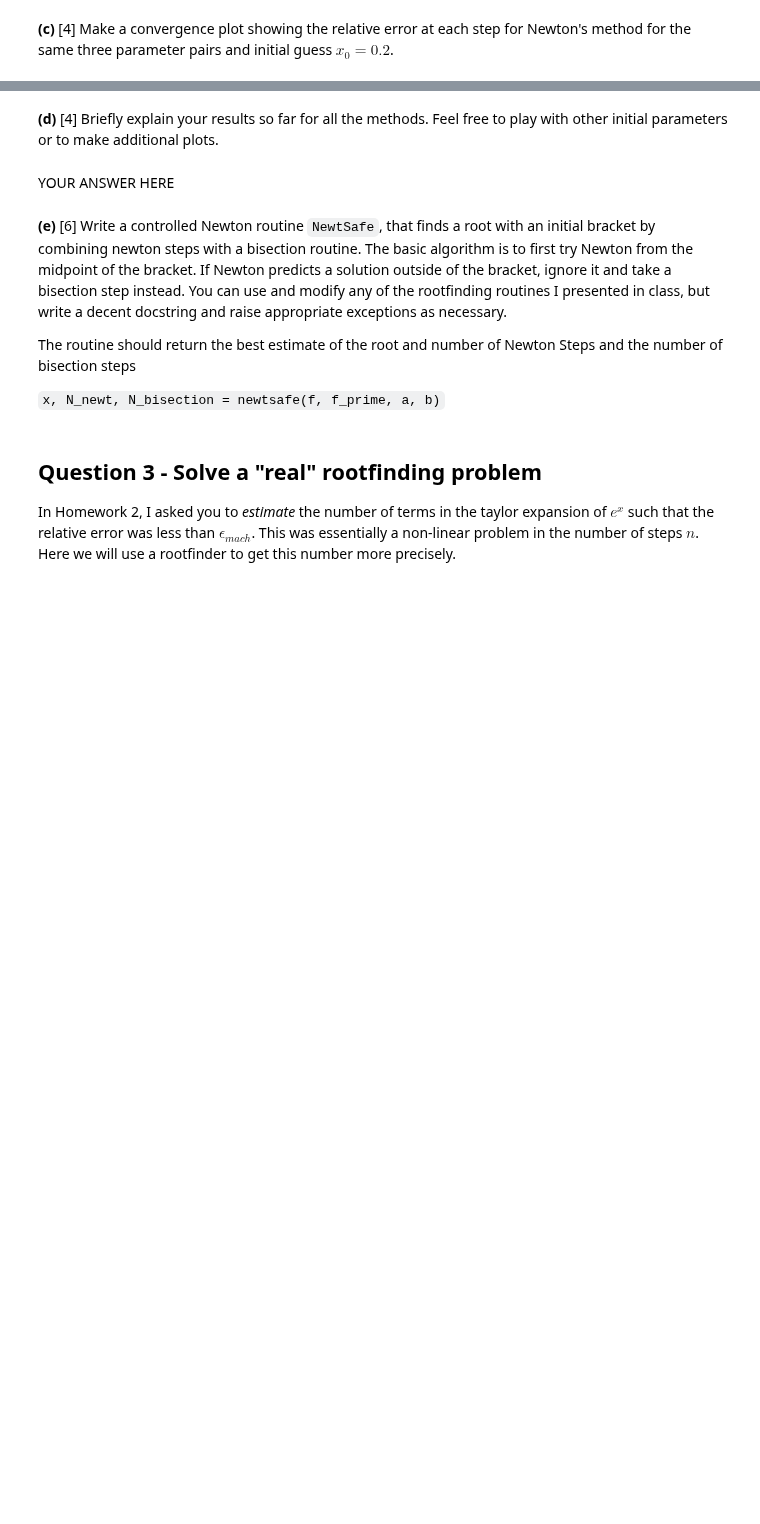
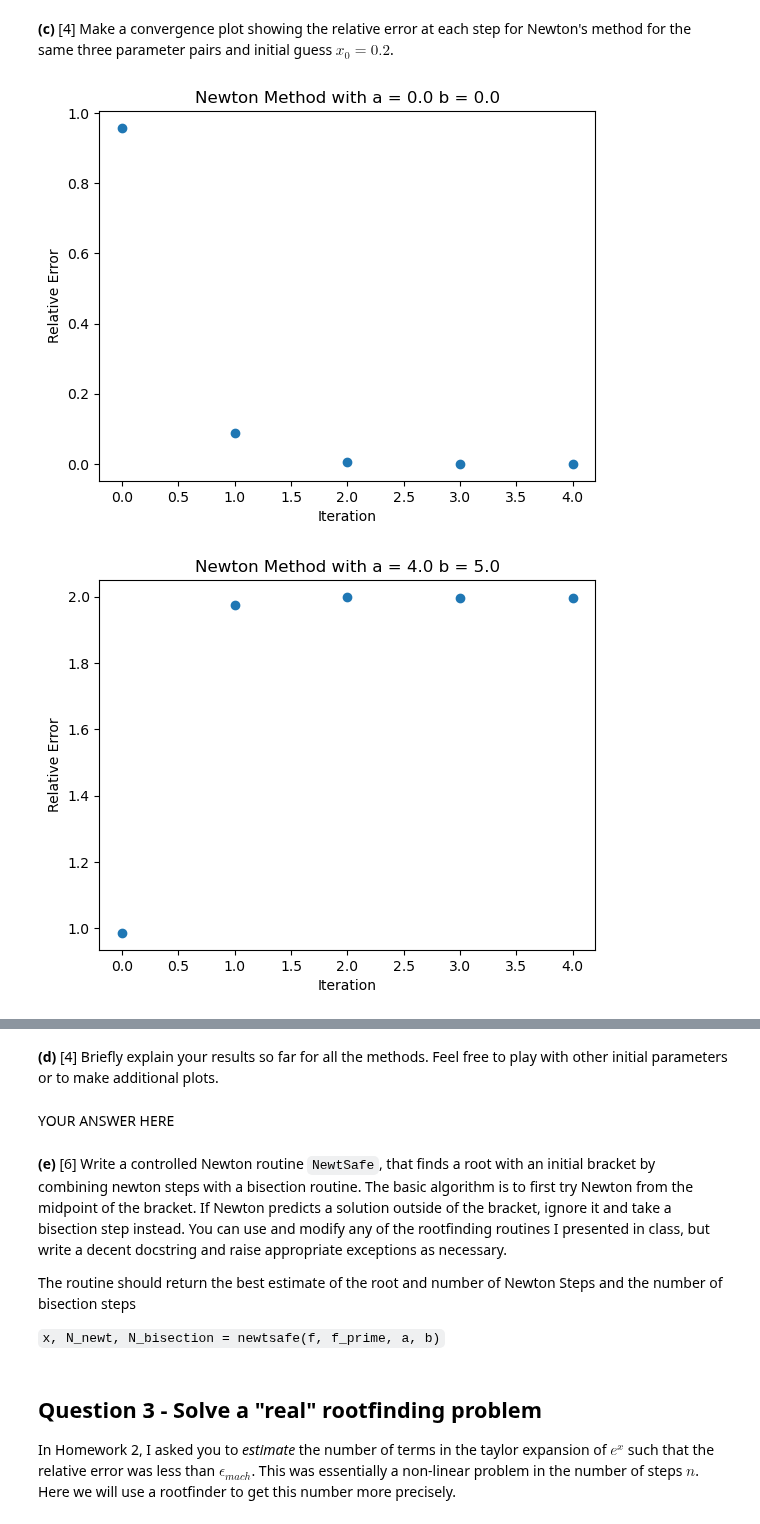
Before and after one commit to xiaoyuchen2020/intro-numerical-methods, a Jupyter notebook: hw/HW2_roots.ipynb, the cells around one changed output, grey strips where cells are left out. Saved outputs shown, nothing was run; the diff lists cells and outputs as text; code cells hidden in the pictures; blank space fills up the shorter version.

```diff
--- a/hw/HW2_roots.ipynb
+++ b/hw/HW2_roots.ipynb
@@ -295,0 +409,10 @@ raise NotImplementedError()
+# %%
+print('Brentq Method')
+for i in range(len(params)):
+    a, b = params[i]
+    sol = optimize.root_scalar(f, bracket=[x0, x1], method='brentq')
+    print('For a =', a, 'b =', b)
+    print('the root is', sol.root)
+    print('the value of f at the root is', f(sol.root))
+    print('the number of iterations is', sol.iterations)
+    print('---------------------------------')
@@ -295,0 +436,14 @@ raise NotImplementedError()
+# %%
+print('Halley Method')
+f_prime = lambda x: -numpy.sin(x) + N_prime(x, A, a, b)
+N_prime = lambda x, A, a, b: A * (a * numpy.cos(a * x) + b * numpy.cos(b * x))
+f_prime_2 = lambda x: -numpy.cos(x) + N_prime_2(x, A, a, b)
+N_prime_2 = lambda x, A, a, b: -A * (a**2 * numpy.sin(a * x) + b**2 * numpy.sin(b * x))
+for i in range(len(params)):
+    a, b = params[i]
+    sol = optimize.root_scalar(f, x0=x0, fprime=f_prime, fprime2=f_prime_2, method='halley')
+    print('For a =', a, 'b =', b)
+    print('the root is', sol.root)
+    print('the value of f at the root is', f(sol.root))
+    print('the number of iterations is', sol.iterations)
+    print('---------------------------------')
@@ -300,0 +469,20 @@ raise NotImplementedError()
+# %%
+f_prime = lambda x: -numpy.sin(x) + N_prime(x, A, a, b)
+N_prime = lambda x, A, a, b: A * (a * numpy.cos(a * x) + b * numpy.cos(b * x))
+
+exact_list = [1.5 * numpy.pi, 4.5 * numpy.pi, 0.5 * numpy.pi]
+for i in range(len(params)):
+    exact = exact_list[i]
+    a, b = params[i]
+    result = newton(f, f_prime , x0)
+    rel_error = numpy.abs(result[1] - exact) / numpy.abs(exact)
+    fig = plt.figure()
+    axes = fig.add_subplot(1, 1, 1)
+    axes.plot(rel_error, 'o')
+    axes.set_title('Newton Method with a = ' + str(a) + ' b = ' + str(b))
+    axes.set_xlabel('Iteration')
+    axes.set_ylabel('Relative Error')
+    plt.show()
+# %% [output]
+[figure, added]
+[figure, added]
```
Also changed, not shown: parts of 11 cells of this notebook.
